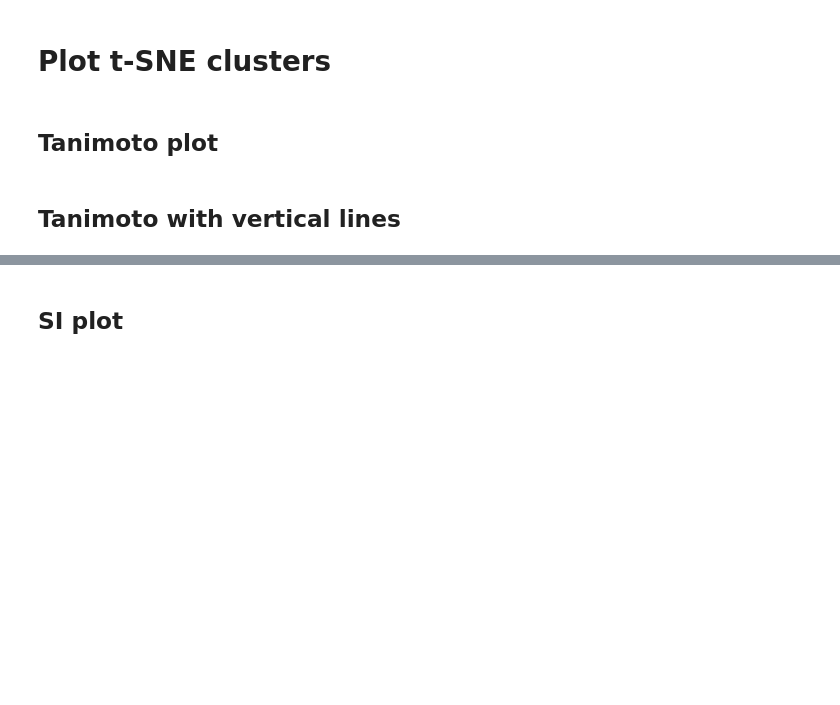
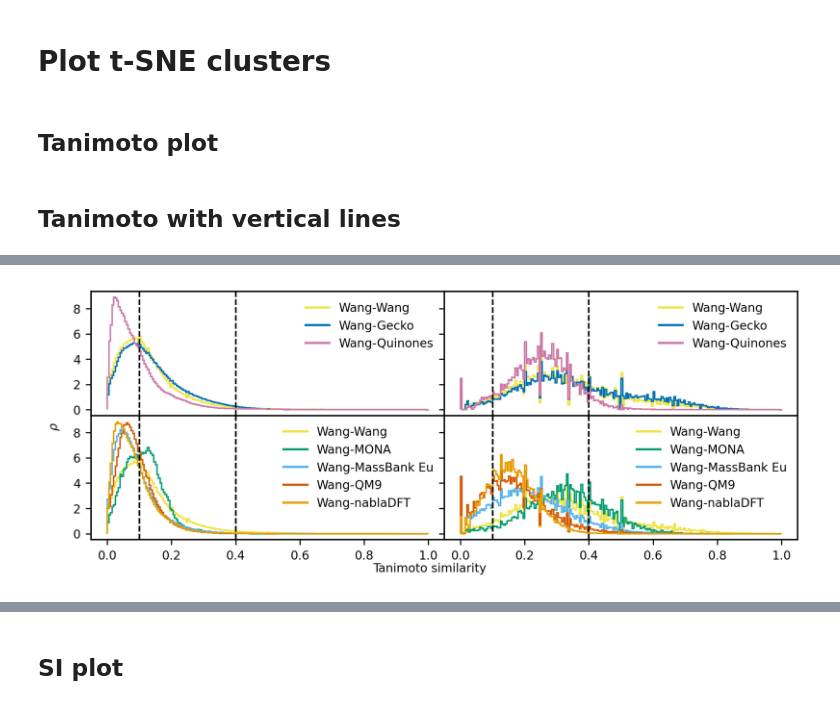
Before and after one commit to hilsan/atmospheric_compound_similarity_analysis, a Jupyter notebook: notebooks/for_manuscript.ipynb, the cells around one changed output, grey strips where cells are left out. Saved outputs shown, nothing was run; the diff lists cells and outputs as text; code cells hidden in the pictures; blank space fills up the shorter version.

Commit message:
updated plotting cells

```diff
--- a/notebooks/for_manuscript.ipynb
+++ b/notebooks/for_manuscript.ipynb
@@ -211,8 +246,13 @@ def plot_dataset_distr_outline(datasets, keys, bin_edges, i, axs, colors, title,
 # %%
 def plot_dataset_distr(datasets, keys, bin_edges, i, axs, colors, title):
     plt.rc('font', size=8)
-    sns.set_palette(sns.color_palette("colorblind"))
+
+    # Set the palette
+    colorblind_palette = ['#D55E00', '#E69F00', '#009E73', '#56B4E9', '#0072B2', '#CC79A7', '#F0E442', '#000000']
+    sns.set_palette(colorblind_palette)
+    colors = colorblind_palette
     kwargs = dict(histtype='stepfilled', alpha=0.65, density=True, stacked=True, ec="k")
+
     for j in np.arange(len(keys)):
         total = pd.read_csv(datasets[keys[j]])
         if (i < 2):
@@ -242,27 +282,32 @@ def plot_dataset_distr(datasets, keys, bin_edges, i, axs, colors, title):
 
 def plot_dataset_distr_outline(datasets, keys, bin_edges, i, axs, colors, title, legend):
     plt.rc('font', size=8)
-    sns.set_palette(sns.color_palette("colorblind"))
+
     mapped_keys = keys.copy()
+
     if 'MassBank, Eu' in mapped_keys:
         mapped_keys[mapped_keys.index('MassBank, Eu')] = 'MassBank Eu'
+
     for j in np.arange(len(keys)):
+
         total = pd.read_csv(datasets[keys[j]])
         kwargs = dict(alpha=1, density=True, histtype='step',linewidth=1, edgecolor=colors[j])
+
         if (i < 2):
             ax = axs[0,i]
         elif (i > 1):
             i=i-2
             ax = axs[1,i]
             i=i+2
+
         ax.hist(bin_edges[:-1], bins=bin_edges, weights=total,  **kwargs)
         # Create custom legend with colored lines
         legend_lines = [mlines.Line2D([], [], color=color, label=legend+'-'+key) for key, color in zip(mapped_keys, colors)]
         ax.legend(handles=legend_lines, fancybox=True, framealpha=0)
 
         # Add vertical dashed lines
-        ax.axvline(x=0.1, color='k', linestyle='--')
-        ax.axvline(x=0.4, color='k', linestyle='--')
+        ax.axvline(x=0.1, color='k', linestyle='--', linewidth=1)
+        ax.axvline(x=0.4, color='k', linestyle='--', linewidth=1)
 
         # Set the spines to have a black color
         ax.spines['bottom'].set_color('black')
@@ -306,30 +369,39 @@ topo_natm_datasets_wang={'Wang':"../data/output/Wang/bins_Wang_topological/sum_t
                          'QM9':'../data/output/QM9/bins_Wang_topological/sum_total.csv',
           'nablaDFT':"../data/output/nablaDFT/bins_Wang_topological/sum_total.csv"}
 # %%
+cm = 1/2.54
 nbins = 200
 bin_edges = np.linspace(0, 1, nbins + 1)
 total = np.zeros(nbins)
-colors = sns.color_palette('colorblind')
 
-color_atm = [colors[8], colors[2], colors[4]]
-color_natm = [colors[8], colors[1],colors[5], colors[7], colors[0]]
+# Set the palette
+sns.set_palette(colorblind_palette)
+colors = colorblind_palette
+legend='Wang'
+
+color_atm = [colors[6], colors[4], colors[5]]
+color_natm = [colors[6],   colors[2],  colors[3], colors[0], colors[1]]
 
 fig, axs = plt.subplots(2,2, sharey=True, sharex=True, figsize=(18.0*cm,7.0*cm), dpi=300, gridspec_kw = {'wspace':0, 'hspace':0})
-plot_dataset_distr(maccs_atm_datasets_wang, list(maccs_atm_datasets_wang.keys()), bin_edges,
-                   1, axs, color_atm, '../reports/figures/atm_maccs_150124')
-plot_dataset_distr(maccs_natm_datasets_wang, list(maccs_natm_datasets_wang.keys()),bin_edges,
-                   3, axs, color_natm, '../reports/figures/natm_maccs_150124')
-plot_dataset_distr(topo_atm_datasets_wang, list(topo_atm_datasets_wang.keys()), bin_edges,
-                   0, axs, color_atm, '../reports/figures/atm_topo_150124')
-plot_dataset_distr(topo_natm_datasets_wang, list(topo_natm_datasets_wang.keys()), bin_edges,
-                   2, axs, color_natm, '../reports/figures/natm_topo_wang_150124')
+plot_dataset_distr_outline(maccs_atm_datasets_wang, list(maccs_atm_datasets_wang.keys()), bin_edges,
+                   1, axs, color_atm, '../reports/figures/atm_maccs_150124', legend)
+plot_dataset_distr_outline(maccs_natm_datasets_wang, list(maccs_natm_datasets_wang.keys()),bin_edges,
+                   3, axs, color_natm, '../reports/figures/natm_maccs_150124', legend)
+plot_dataset_distr_outline(topo_atm_datasets_wang, list(topo_atm_datasets_wang.keys()), bin_edges,
+                   0, axs, color_atm, '../reports/figures/atm_topo_150124', legend)
+plot_dataset_distr_outline(topo_natm_datasets_wang, list(topo_natm_datasets_wang.keys()), bin_edges,
+                   2, axs, color_natm, '../reports/figures/natm_topo_wang_150124', legend)
+
 fig.subplots_adjust(wspace=0, hspace=0)
 fig.text(0.5, 0.01, 'Tanimoto similarity', ha='center')
 fig.text(0.0, 0.5, r"$\rho$", va='center', rotation='vertical')
+
 plt.rc('xtick', labelsize=8)
 plt.rc('ytick', labelsize=8)
 plt.tight_layout()
-plt.savefig('../reports/figures/all_tanimoto_wang_220124'+'.png',  dpi=300, transparent=True)
+plt.savefig('../reports/figures/all_tanimoto_wang_outline_120324'+'.png',  dpi=300, transparent=True)
+# %% [output]
+[figure, added]
 # %%
 nbins = 200
 bin_edges = np.linspace(0, 1, nbins + 1)
```
Also changed, not shown: parts of 19 cells of this notebook.
